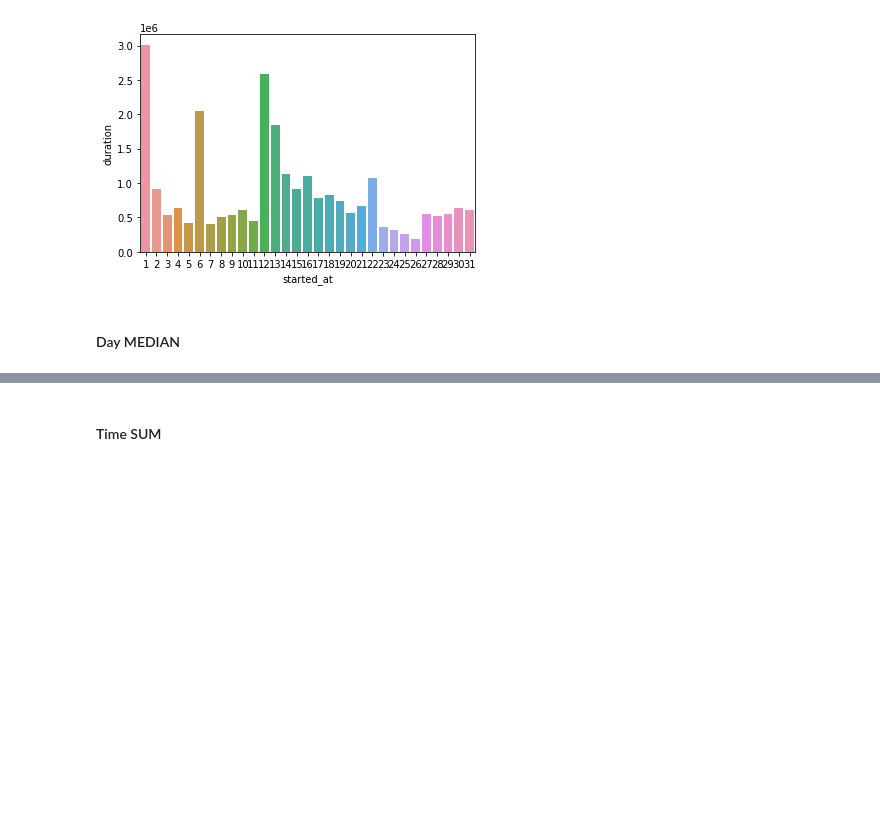
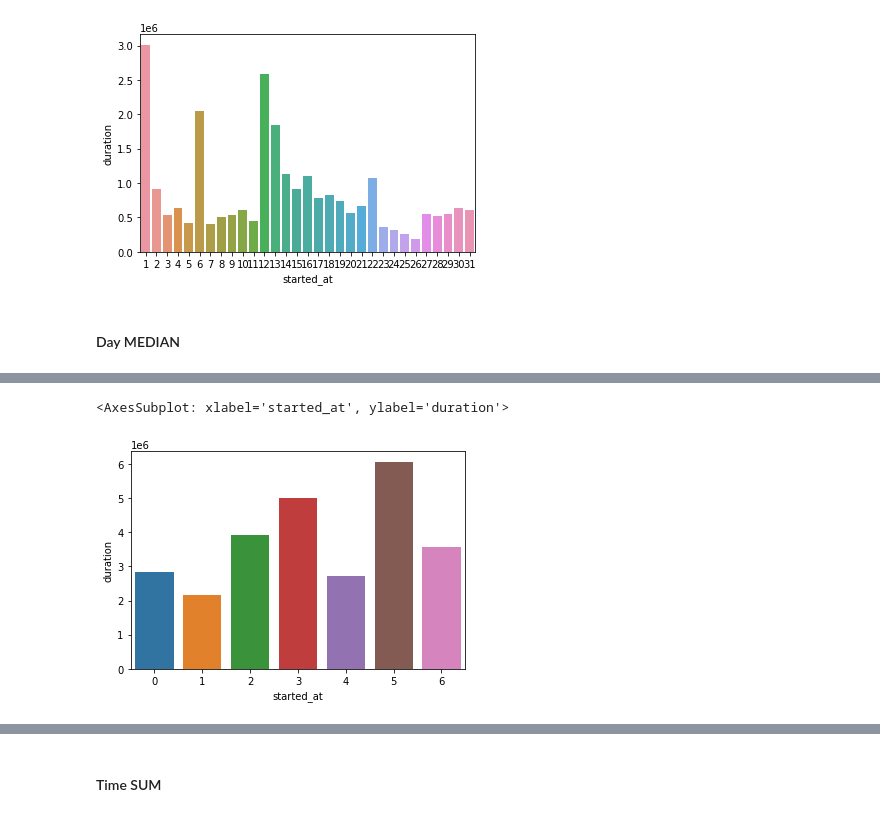
Before and after one commit to salmanzf/Google_Cyclistic, a Jupyter notebook: Cyclistic_Monthly.ipynb, the cells around one changed output, grey strips where cells are left out. Drawn from its saved outputs; the diff is of its cells as text; code cells hidden in the pictures; blank space fills up the shorter version.

```diff
--- a/Cyclistic_Monthly.ipynb
+++ b/Cyclistic_Monthly.ipynb
@@ -645,0 +668,5 @@ sns.barplot(x=jan22['started_at'].dt.day, y='duration', estimator=np.median, dat
+# %%
+sns.barplot(x=jan22['started_at'].dt.dayofweek, y='duration', estimator=sum, data=jan22[jan22['member_casual']=='casual'], ci=None)
+# %% [output]
+<AxesSubplot: xlabel='started_at', ylabel='duration'>
+[figure, added]
```
Also changed, not shown: parts of 100 cells of this notebook, 1 other file.
